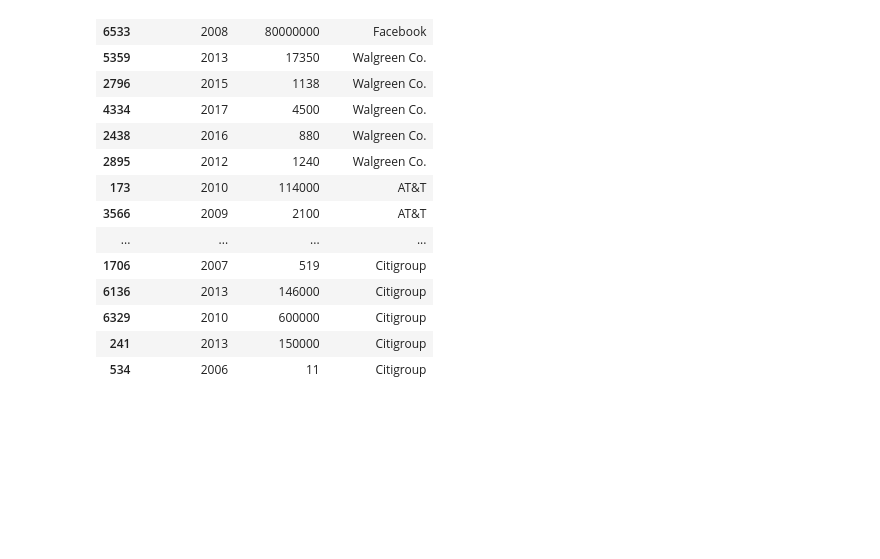
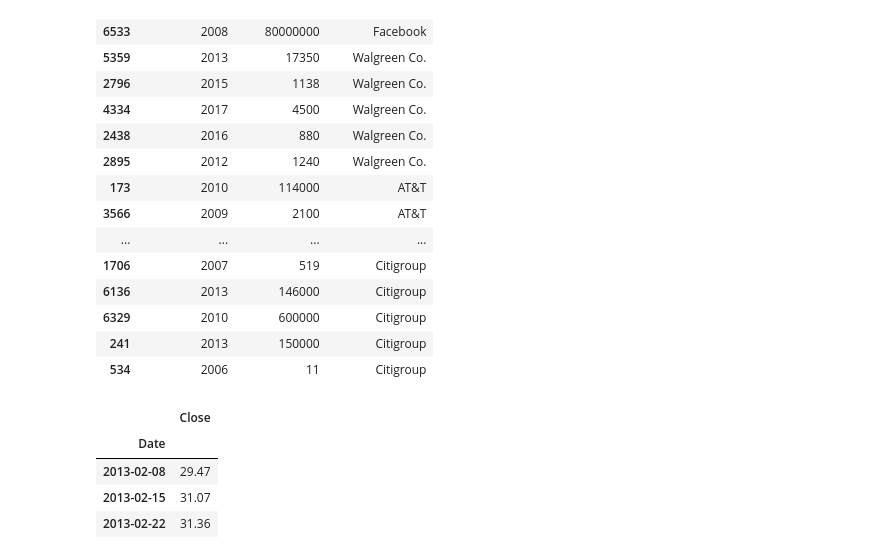
Before and after one commit to chaka37/Project1, a Jupyter notebook: notebooks/dom data cleaning/plotting.ipynb, the cells around one changed output. Cells and saved outputs as stored; diff of their text form; code cells hidden in the pictures; blank space fills up the shorter version.

```diff
--- a/notebooks/dom.ipynb
+++ b/notebooks/dom data cleaning/plotting.ipynb
@@ -485,11 +476,33 @@ fb_2018_daily_data = pd.read_csv(csvpath)
 # Import 2018 weekly
 csvpath = Path("../data/raw data/Facebook Stock Data 2018 weekly - Sheet1.csv")
 fb_2018_weekly_data = pd.read_csv(csvpath)
+
+# Import Nasdaq Market data
+
+csvpath = Path("../data/raw data/Facebook nasdaq 2013 weekly - Sheet1 - Facebook nasdaq 2013 weekly - Sheet1.csv")
+nasdaq_data = pd.read_csv(csvpath)
+# %%
+# Slice Weekly 2013 Nasdaq Data
+
+nasdaq_week_before = nasdaq_data.loc[(nasdaq_data["Date"] == "2013-02-08")]
+nasdaq_week_of = nasdaq_data.loc[(nasdaq_data["Date"] == "2013-02-15")]
+nasdaq_week_after = nasdaq_data.loc[(nasdaq_data["Date"] == "2013-02-22")]
 # %%
 # Slice day before, day of & day after 2013 close data
 fb2013_day_before = fb_2013_daily_data.loc[(fb_2013_daily_data["Date"] == "2013-02-14")]
 fb2013_day_of = fb_2013_daily_data.loc[(fb_2013_daily_data["Date"] == "2013-02-15")]
 fb2013_day_after = fb_2013_daily_data.loc[(fb_2013_daily_data["Date"] == "2013-02-19")]
+# %%
+# Concat Nasdaq Weekly Data
+
+nasdaq2013 = pd.concat([nasdaq_week_before, nasdaq_week_of, nasdaq_week_after]).set_index('Date')
+nasdaq2013
+# %% [output]
+|  | Close |
+| Date |  |
+| 2013-02-08 | 29.47 |
+| 2013-02-15 | 31.07 |
+| 2013-02-22 | 31.36 |
 # %%
 # Slice week before, week of & week after 2013 close data
 fb2013_week_before = fb_2013_weekly_data.loc[(fb_2013_weekly_data["Date"] == "2013-02-08")]
```
Also changed, not shown: parts of 16 cells of this notebook, 9 other files.
